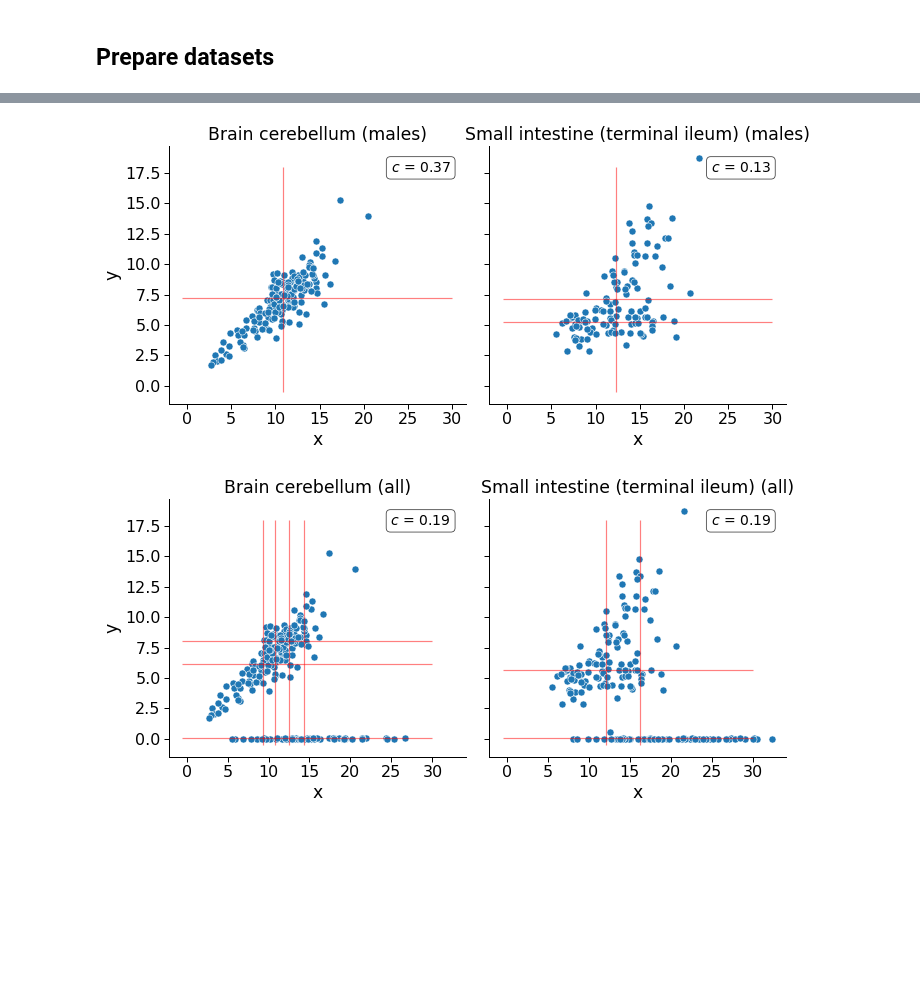
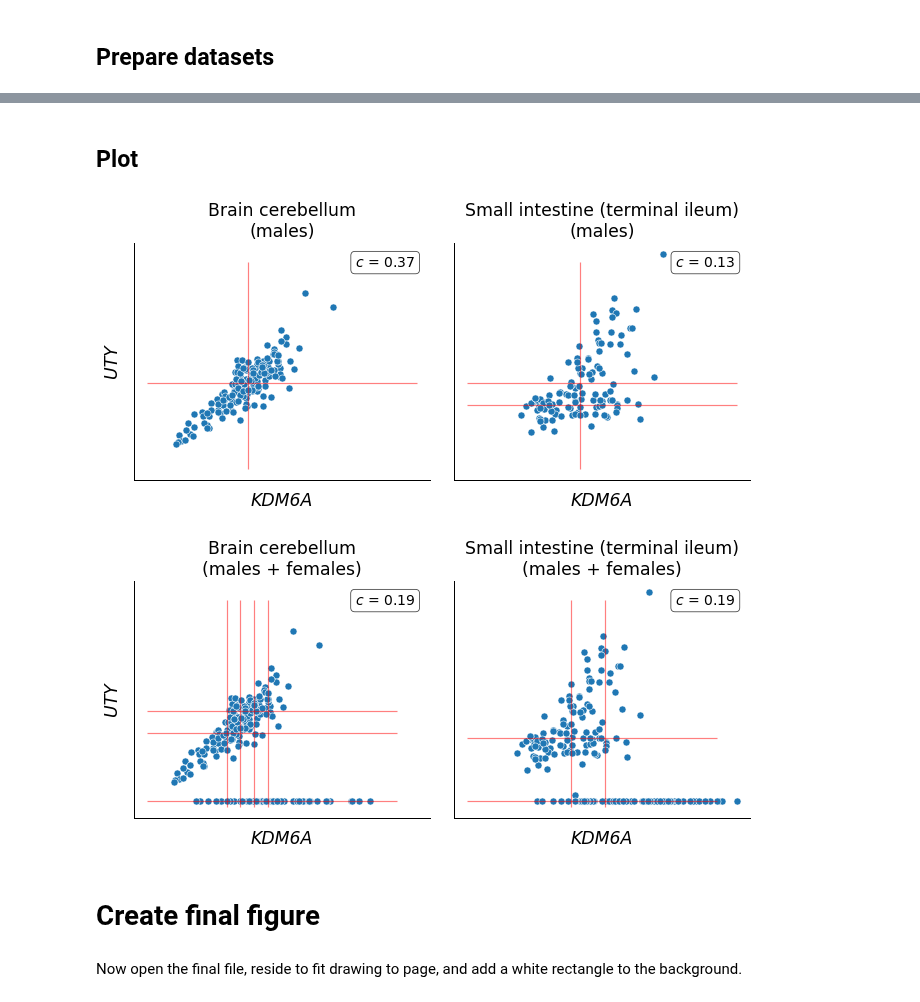
Before and after one commit to greenelab/ccc, a Jupyter notebook: nbs/99_manuscript/coefs_comp/20_00-gtex_whole_blood-UTY_KDM6A.ipynb, the cells around one changed output, grey strips where cells are left out. Drawn from its saved outputs; the diff is of its cells as text; code cells hidden in the pictures; blank space fills up the shorter version.

Commit message:
misc: include figure in response to reviewers about linear and nonlinear patterns

```diff
--- a/nbs/99_manuscript/coefs_comp/20_00-gtex_whole_blood-UTY_KDM6A.ipynb
+++ b/nbs/99_manuscript/coefs_comp/20_00-gtex_whole_blood-UTY_KDM6A.ipynb
@@ -570,18 +545,18 @@ Now open the file, reside to fit drawing to page, and add a white rectangle to t
 # %%
 datasets_df = pd.DataFrame(
     {
-        "dataset": "Brain cerebellum (all)",
-        "x": brain_cerebellum.iloc[:, 0],
-        "y": brain_cerebellum.iloc[:, 1],
+        "dataset": "Brain cerebellum\n(males + females)",
+        gene0_symbol: brain_cerebellum.iloc[:, 0],
+        gene1_symbol: brain_cerebellum.iloc[:, 1],
     }
 )
 
 datasets_df = datasets_df.append(
     pd.DataFrame(
         {
-            "dataset": "Small intestine (terminal ileum) (all)",
-            "x": small_intestine.iloc[:, 0],
-            "y": small_intestine.iloc[:, 1],
+            "dataset": "Small intestine (terminal ileum)\n(males + females)",
+            gene0_symbol: small_intestine.iloc[:, 0],
+            gene1_symbol: small_intestine.iloc[:, 1],
         }
     ),
     ignore_index=True,
@@ -590,9 +565,9 @@ datasets_df = datasets_df.append(
 datasets_df = datasets_df.append(
     pd.DataFrame(
         {
-            "dataset": "Brain cerebellum (males)",
-            "x": brain_cerebellum_males.iloc[:, 0],
-            "y": brain_cerebellum_males.iloc[:, 1],
+            "dataset": "Brain cerebellum\n(males)",
+            gene0_symbol: brain_cerebellum_males.iloc[:, 0],
+            gene1_symbol: brain_cerebellum_males.iloc[:, 1],
         }
     ),
     ignore_index=True,
@@ -601,9 +576,9 @@ datasets_df = datasets_df.append(
 datasets_df = datasets_df.append(
     pd.DataFrame(
         {
-            "dataset": "Small intestine (terminal ileum) (males)",
-            "x": small_intestine_males.iloc[:, 0],
-            "y": small_intestine_males.iloc[:, 1],
+            "dataset": "Small intestine (terminal ileum)\n(males)",
+            gene0_symbol: small_intestine_males.iloc[:, 0],
+            gene1_symbol: small_intestine_males.iloc[:, 1],
         }
     ),
     ignore_index=True,
@@ -654,3 +697,5 @@ def get_cm_line_points(x, y, max_parts, parts):
+# %% [markdown]
+## Plot
 # %%
 with sns.plotting_context("paper", font_scale=1.8):
     g = sns.FacetGrid(
@@ -659,13 +704,13 @@ with sns.plotting_context("paper", font_scale=1.8):
         col_order=[
             # "Brain cerebellum (all)",
             # "Small intestine (terminal ileum) (all)",
-            "Brain cerebellum (males)",
-            "Small intestine (terminal ileum) (males)",
+            "Brain cerebellum\n(males)",
+            "Small intestine (terminal ileum)\n(males)",
         ],
         col_wrap=2,
         height=5,
     )
-    g.map(sns.scatterplot, "x", "y", s=50, alpha=1)
+    g.map(sns.scatterplot, gene0_symbol, gene1_symbol, s=50, alpha=1)
     g.set_titles(row_template="{row_name}", col_template="{col_name}")
 
     for ds, ax in g.axes_dict.items():
@@ -681,50 +726,54 @@ with sns.plotting_context("paper", font_scale=1.8):
         c = ccc(x, y)
 
         x_line_points, y_line_points = get_cm_line_points(x, y, max_parts, parts)
         for yp in y_line_points:
             ax.hlines(y=yp, xmin=-0.5, xmax=30, color="r", alpha=0.5)
 
         for xp in x_line_points:
             ax.vlines(x=xp, ymin=-0.5, ymax=18, color="r", alpha=0.5)
 
         # add text box for the statistics
         stats = f"$c$ = {c:.2f}"
         bbox = dict(boxstyle="round", fc="white", ec="black", alpha=0.75)
         ax.text(
             0.95,
             0.90,
             stats,
             fontsize=14,
             bbox=bbox,
             transform=ax.transAxes,
             horizontalalignment="right",
         )
+        ax.set_xlabel(f"{gene0_symbol}", fontstyle="italic")
+        ax.set_ylabel(f"{gene1_symbol}", fontstyle="italic")
+        ax.set(xticklabels=[], yticklabels=[])
+        ax.tick_params(left=False, bottom=False)
 
     plt.savefig(
         OUTPUT_FIGURE_DIR
-        / "gtex-KDM6A_vs_UTY-brain_cerebellum_and_small_intestine_terminal_ileum-clusters-males.png",
+        / "gtex-KDM6A_vs_UTY-brain_cerebellum_and_small_intestine_terminal_ileum-clusters-males.svg",
         # rasterized=True,
         dpi=300,
         bbox_inches="tight",
         facecolor="white",
     )
 # %% [output]
-[figure, old version]
+[figure, new version]
 # %%
 with sns.plotting_context("paper", font_scale=1.8):
     g = sns.FacetGrid(
         data=datasets_df,
         col="dataset",
         col_order=[
-            "Brain cerebellum (all)",
-            "Small intestine (terminal ileum) (all)",
+            "Brain cerebellum\n(males + females)",
+            "Small intestine (terminal ileum)\n(males + females)",
             # "Brain cerebellum (males)",
             # "Small intestine (terminal ileum) (males)",
         ],
         col_wrap=2,
         height=5,
     )
-    g.map(sns.scatterplot, "x", "y", s=50, alpha=1)
+    g.map(sns.scatterplot, gene0_symbol, gene1_symbol, s=50, alpha=1)
     g.set_titles(row_template="{row_name}", col_template="{col_name}")
 
     for ds, ax in g.axes_dict.items():
@@ -758,14 +807,20 @@ with sns.plotting_context("paper", font_scale=1.8):
             transform=ax.transAxes,
             horizontalalignment="right",
         )
+        ax.set_xlabel(f"{gene0_symbol}", fontstyle="italic")
+        ax.set_ylabel(f"{gene1_symbol}", fontstyle="italic")
+        ax.set(xticklabels=[], yticklabels=[])
+        ax.tick_params(left=False, bottom=False)
 
     plt.savefig(
         OUTPUT_FIGURE_DIR
-        / "gtex-KDM6A_vs_UTY-brain_cerebellum_and_small_intestine_terminal_ileum-clusters-all.png",
+        / "gtex-KDM6A_vs_UTY-brain_cerebellum_and_small_intestine_terminal_ileum-clusters-all.svg",
         # rasterized=True,
         dpi=300,
         bbox_inches="tight",
         facecolor="white",
     )
 # %% [output]
-[figure, old version]
+[figure, new version]
+# %% [markdown]
+# Create final figure
@@ -771,0 +846,2 @@ with sns.plotting_context("paper", font_scale=1.8):
+# %% [markdown]
+Now open the final file, reside to fit drawing to page, and add a white rectangle to the background.
```
Also changed, not shown: parts of 14 cells of this notebook, 1 other file.
